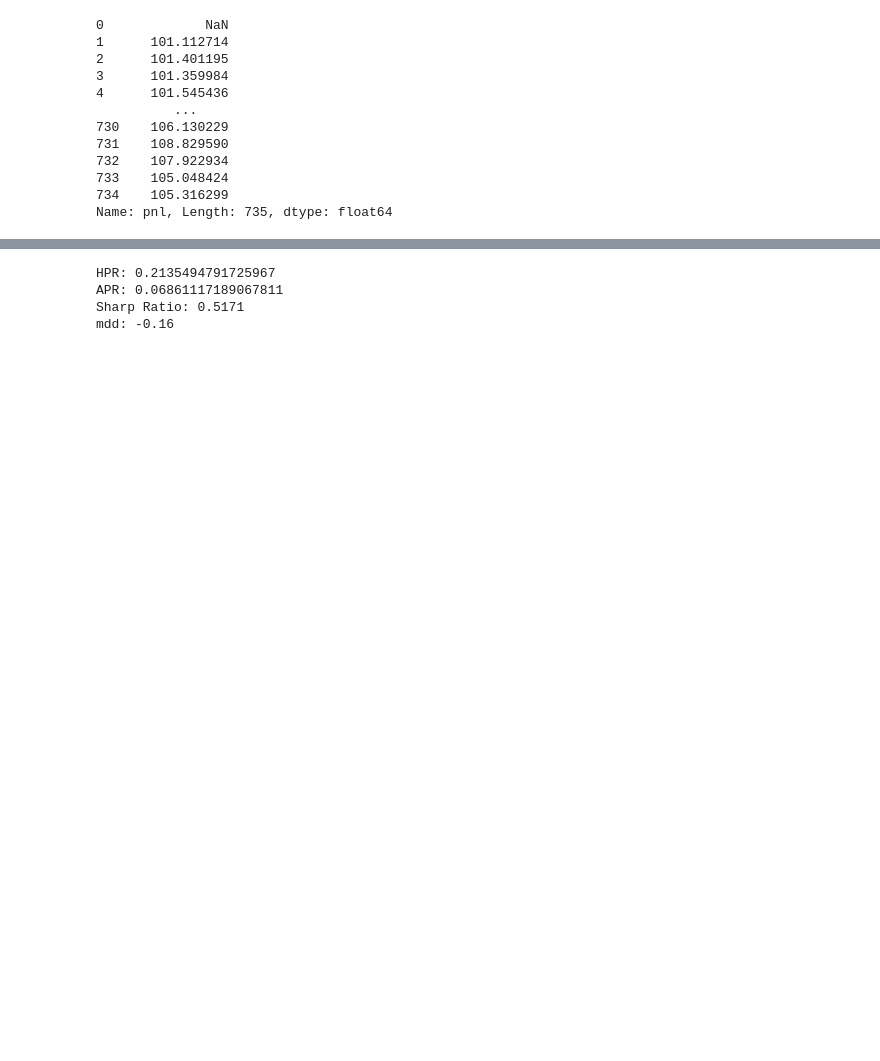
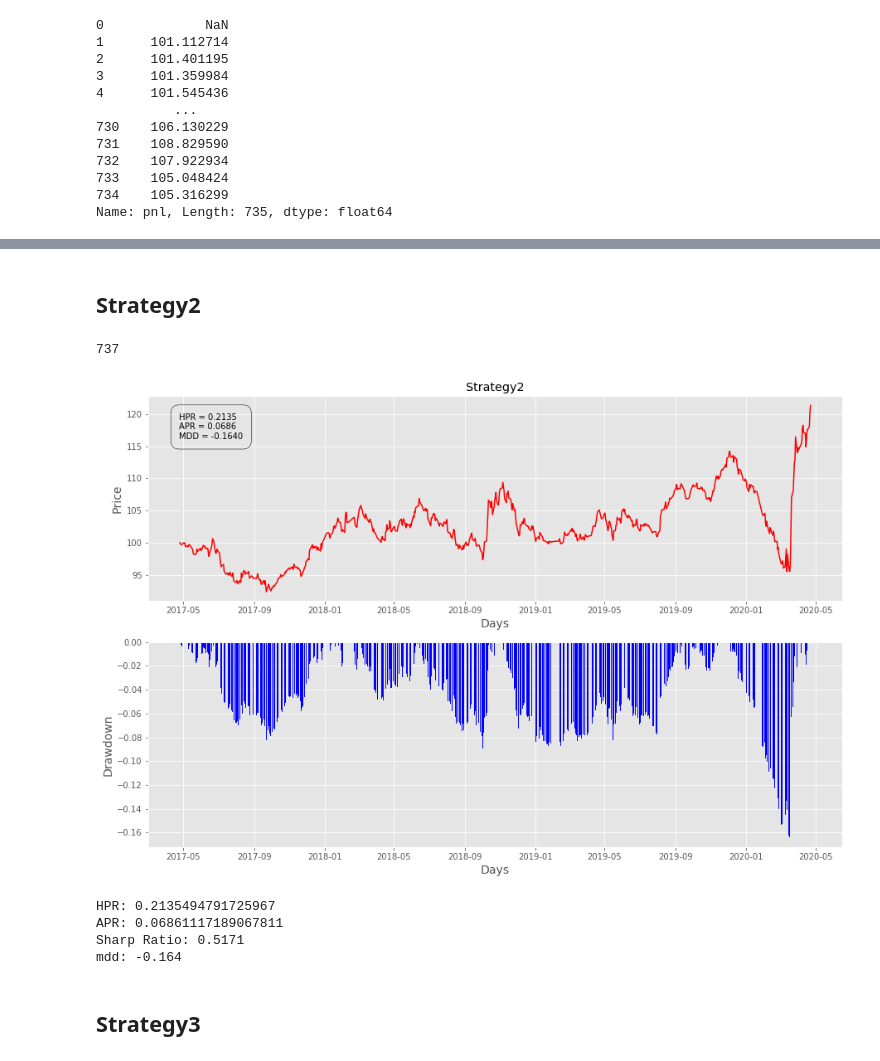
Before and after one commit to A2Zntu/FuturesStrategy, a Jupyter notebook: main.ipynb, the cells around one changed output, grey strips where cells are left out. Cells and saved outputs as stored; diff of their text form; code cells hidden in the pictures; blank space fills up the shorter version.

Commit message:
add strategy2 3 4

```diff
--- a/main.ipynb
+++ b/main.ipynb
@@ -261,3 +368,5 @@ mdd: -0.31
+# %% [markdown]
+## Strategy2
 # %%
 def strategy2_LS(data):
     # Buy if the dailyOIchange is positive, Sell if the dailyOIchange is negative
@@ -276,13 +385,21 @@ def strategy2_LS(data):
 
     return data['pnl']
 # %%
-pnl = strategy2_LS(TX00)
+pnl_2 = strategy2_LS(TX00)
+# %%
+len(date1)
+# %% [output]
+737
 # %%
-plot_performance(pnl, , date = date1, title_name = 'Strategy2')
+plot_performance(pnl_2, date = date, title_name = 'Strategy2')
+# %% [output]
+[figure, added]
 # %%
-print_performance(pnl)
+print_performance(pnl_2)
 # %% [output]
 HPR: 0.2135494791725967
 APR: 0.06861117189067811
 Sharp Ratio: 0.5171
-mdd: -0.16
+mdd: -0.164
+# %% [markdown]
+## Strategy3
```
Also changed, not shown: parts of 34 cells of this notebook, 9 other files.
